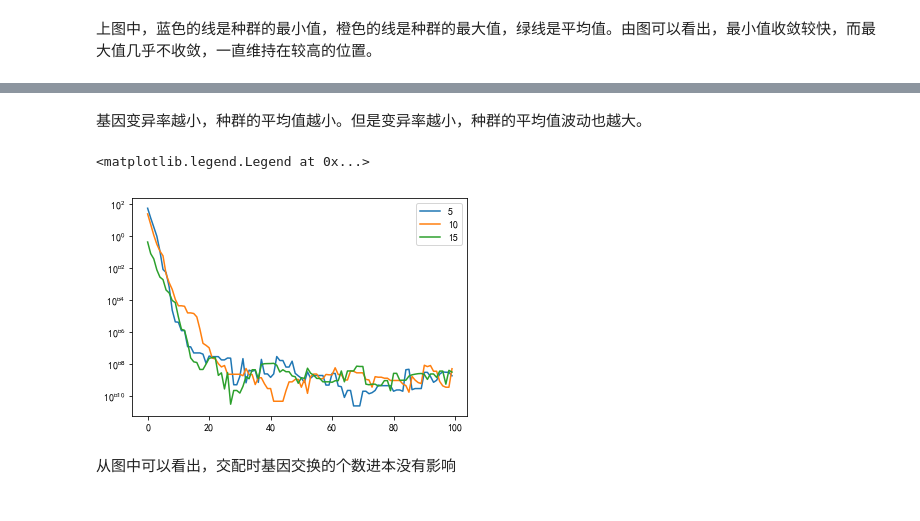
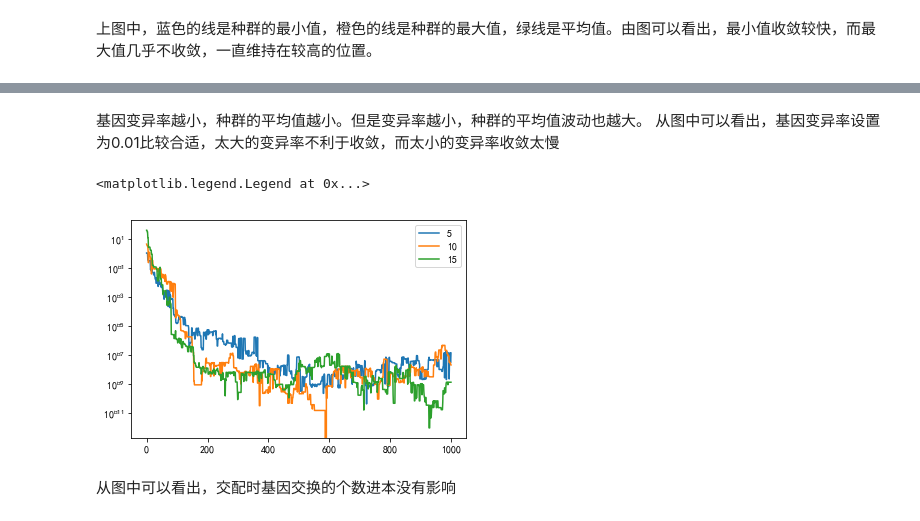
Before and after one commit to HHpetra/courseworkSAWR, a Jupyter notebook: 遗传算法.ipynb, the cells around one changed output, grey strips where cells are left out. Cells and saved outputs as stored; diff of their text form; code cells hidden in the pictures.

```diff
--- a/遗传算法.ipynb
+++ b/遗传算法.ipynb
@@ -71,7 +71,8 @@ x1=np.dot(bitValue,population[:,0:25].T)
 x2=np.dot(bitValue,population[:,25:25*2].T)
 value=GoalFunction(x1,x2)
 #fitvalue=np.exp(-value)#通过e的指数函数来反转最小值的适应度函数
-fitvalue=1/(value+0.0000001)
+#fitvalue=1/(value+0.0000001)
+fitvalue=-np.log(value/5120)
 fitness=fitvalue/fitvalue.sum()
 value,fitness
 # %% [output]
@@ -102,8 +103,9 @@ np.random.shuffle(newPopulation)
 # %%
 def reproduce(a,b,exchangeNumber):
     exchangeSit=np.random.randint(0,len(a),exchangeNumber)
-    a[exchangeSit]=a[exchangeSit]
-    b[exchangeSit]=b[exchangeSit]
+    temp=a[exchangeSit]
+    a[exchangeSit]=b[exchangeSit]
+    b[exchangeSit]=temp
     return a,b
 for i in range(len(newPopulation),2):
     a=newPopulation[i]
@@ -144,8 +146,11 @@ class GA(object):
         return value
     def reproduce(self,a,b,exchangeNumber):
         exchangeSit=np.random.randint(0,len(a),exchangeNumber)
-        a[exchangeSit]=a[exchangeSit]
-        b[exchangeSit]=b[exchangeSit]
+        #a[exchangeSit]=a[exchangeSit]
+        #b[exchangeSit]=b[exchangeSit]
+        temp=a[exchangeSit]
+        a[exchangeSit]=b[exchangeSit]
+        b[exchangeSit]=temp
         return a,b
     def variation(self,population,rate):
         variateSite=np.random.random(population.shape)<=rate
@@ -155,7 +160,8 @@ class GA(object):
         for i in range(self.iteration):
             value=self.__getValue()
             #fitvalue=np.exp(-value)#通过e的指数函数来反转最小值的适应度函数
-            fitvalue=1/(value+0.0000001)
+            #fitvalue=1/(value+0.0000001)
+            fitvalue=-np.log((value+0.00000001)/5121)
             fitness=fitvalue/fitvalue.sum()
             index=np.random.choice(len(fitness),size=len(fitness),p=fitness)
             newPopulation=self.population[index]
@@ -224,18 +233,20 @@ plt.legend(['0.01','0.05','0.1','0.2'])
 # %% [markdown]
 基因变异率越小，种群的平均值越小。但是变异率越小，种群的平均值波动也越大。
+从图中可以看出，基因变异率设置为0.01比较合适，太大的变异率不利于收敛，而太小的变异率收敛太慢
 # %%
-model1=GA(GoalFunction,128,100,0.05,5,25,4,-20)
-model2=GA(GoalFunction,128,100,0.05,10,25,4,-20)
-model3=GA(GoalFunction,128,100,0.05,15,25,4,-20)
+model1=GA(GoalFunction,128,1000,0.01,5,25,4,-20)
+model2=GA(GoalFunction,128,1000,0.01,10,25,4,-20)
+model3=GA(GoalFunction,128,1000,0.01,15,25,4,-20)
 model1.run()
 model2.run()
 model3.run()
-plt.plot(range(100),model1.min,range(100),model2.min,range(100),model3.min)
+x=range(1000)
+plt.plot(x,model1.min,x,model2.min,x,model3.min)
 plt.yscale('log')
 plt.legend(['5','10','15'])
 # %% [output]
 <matplotlib.legend.Legend at 0x...>
-[figure, old version]
+[figure, new version]
 # %% [markdown]
 从图中可以看出，交配时基因交换的个数进本没有影响
 # %% [markdown]
```
Also changed, not shown: parts of 9 cells of this notebook, 21 other files.
